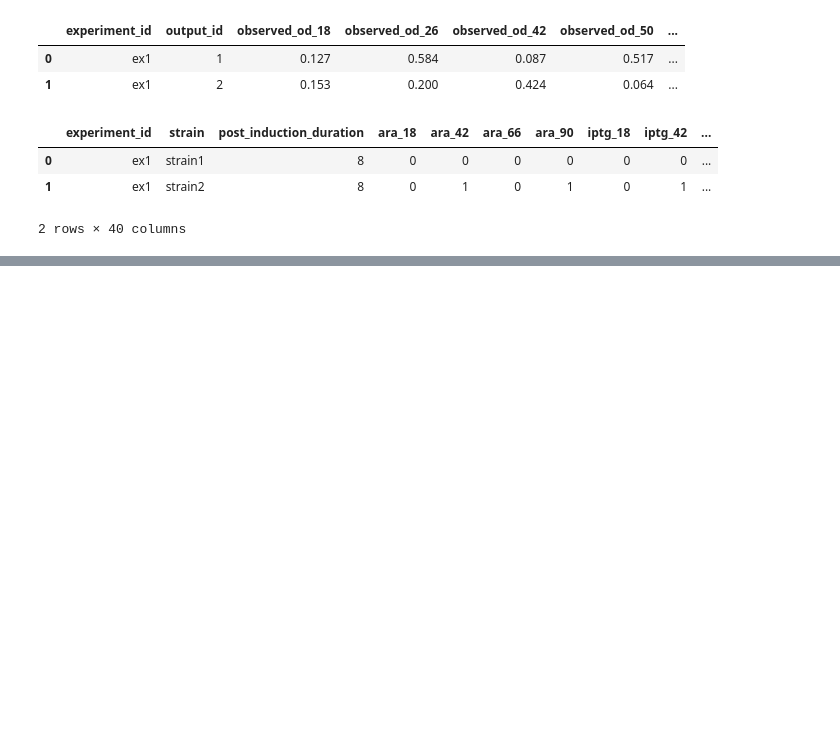
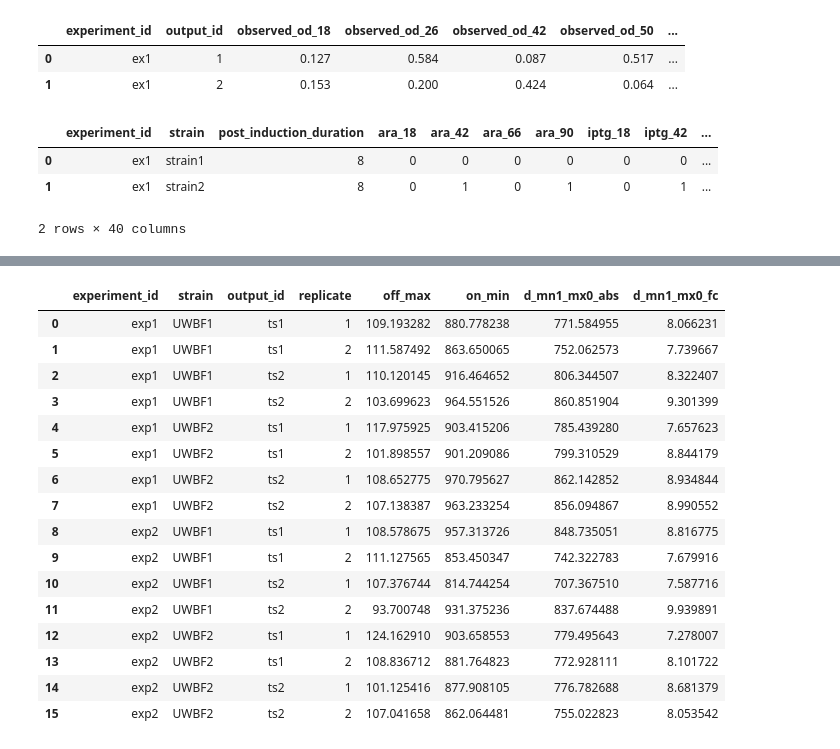
Before and after one commit to SD2E/pysd2cat, a Jupyter notebook: notebooks/ObstacleCourseMetrics.ipynb, the cells around one changed output, grey strips where cells are left out. Cells and saved outputs as stored; diff of their text form; code cells hidden in the pictures; blank space fills up the shorter version.

```diff
--- a/notebooks/ObstacleCourseMetrics.ipynb
+++ b/notebooks/ObstacleCourseMetrics.ipynb
@@ -69,0 +116,21 @@ obstacle_course_all
+# %%
+min_max_diff_replicate_df = ocm.min_max_diff_replicate(data_df=data_synth_df)
+min_max_diff_replicate_df
+# %% [output]
+|  | experiment_id | strain | output_id | replicate | off_max | on_min | d_mn1_mx0_abs | d_mn1_mx0_fc |
+| 0 | exp1 | UWBF1 | ts1 | 1 | 109.193282 | 880.778238 | 771.584955 | 8.066231 |
+| 1 | exp1 | UWBF1 | ts1 | 2 | 111.587492 | 863.650065 | 752.062573 | 7.739667 |
+| 2 | exp1 | UWBF1 | ts2 | 1 | 110.120145 | 916.464652 | 806.344507 | 8.322407 |
+| 3 | exp1 | UWBF1 | ts2 | 2 | 103.699623 | 964.551526 | 860.851904 | 9.301399 |
+| 4 | exp1 | UWBF2 | ts1 | 1 | 117.975925 | 903.415206 | 785.439280 | 7.657623 |
+| 5 | exp1 | UWBF2 | ts1 | 2 | 101.898557 | 901.209086 | 799.310529 | 8.844179 |
+| 6 | exp1 | UWBF2 | ts2 | 1 | 108.652775 | 970.795627 | 862.142852 | 8.934844 |
+| 7 | exp1 | UWBF2 | ts2 | 2 | 107.138387 | 963.233254 | 856.094867 | 8.990552 |
+| 8 | exp2 | UWBF1 | ts1 | 1 | 108.578675 | 957.313726 | 848.735051 | 8.816775 |
+| 9 | exp2 | UWBF1 | ts1 | 2 | 111.127565 | 853.450347 | 742.322783 | 7.679916 |
+| 10 | exp2 | UWBF1 | ts2 | 1 | 107.376744 | 814.744254 | 707.367510 | 7.587716 |
+| 11 | exp2 | UWBF1 | ts2 | 2 | 93.700748 | 931.375236 | 837.674488 | 9.939891 |
+| 12 | exp2 | UWBF2 | ts1 | 1 | 124.162910 | 903.658553 | 779.495643 | 7.278007 |
+| 13 | exp2 | UWBF2 | ts1 | 2 | 108.836712 | 881.764823 | 772.928111 | 8.101722 |
+| 14 | exp2 | UWBF2 | ts2 | 1 | 101.125416 | 877.908105 | 776.782688 | 8.681379 |
+| 15 | exp2 | UWBF2 | ts2 | 2 | 107.041658 | 862.064481 | 755.022823 | 8.053542 |
```
Also changed, not shown: parts of 3 cells of this notebook, 1 other file.
